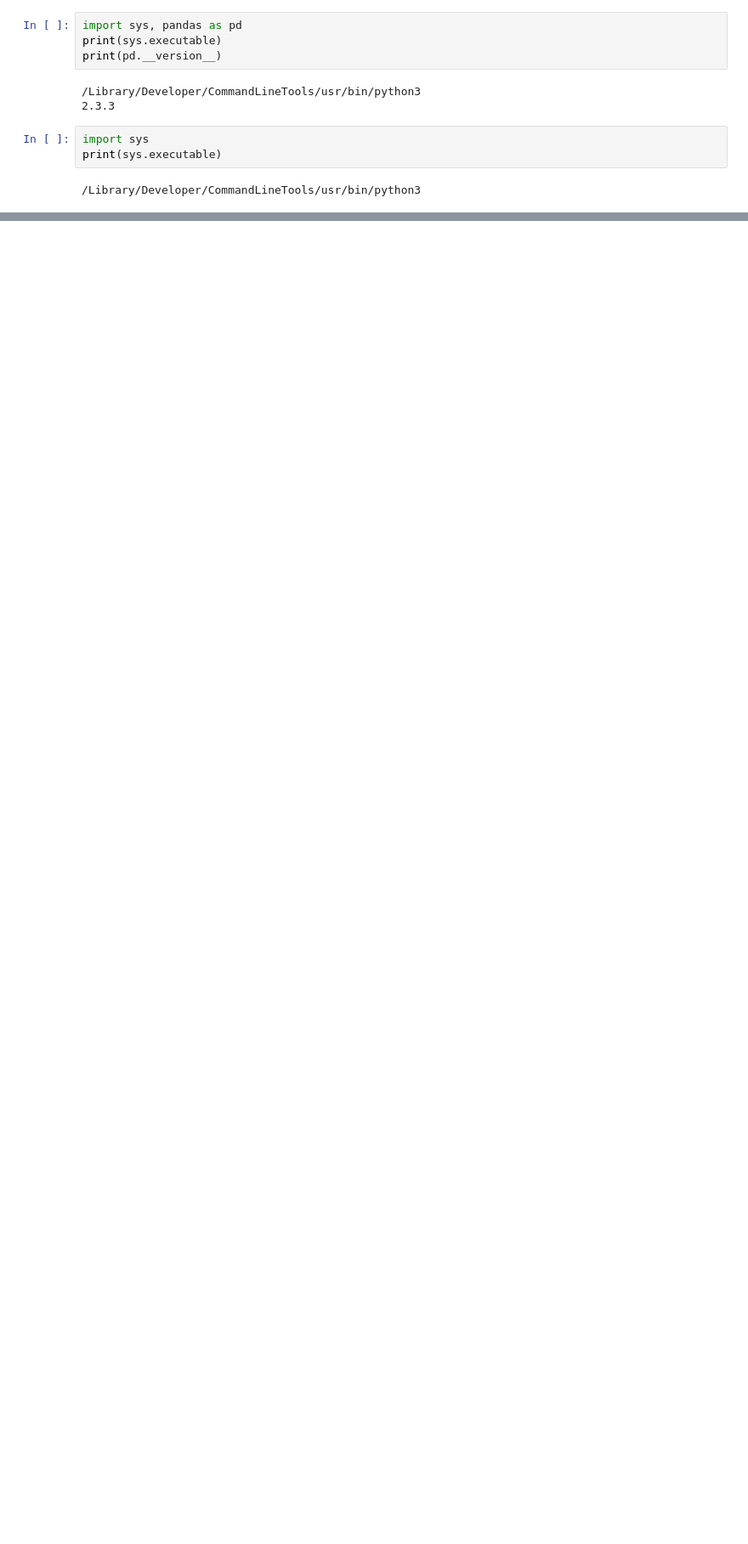
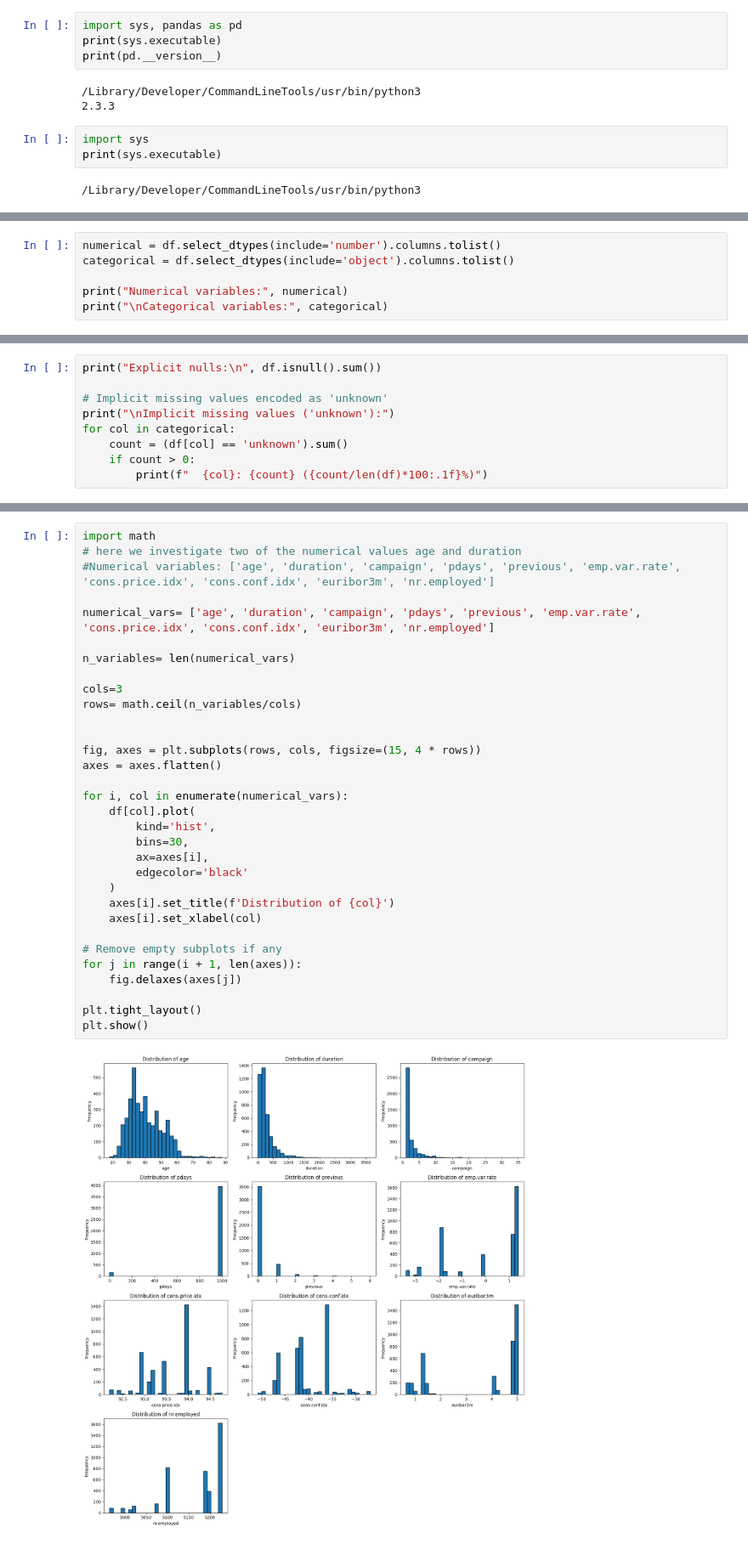
Before and after one commit to oliespineira/ML-fundamentals-2026, a Jupyter notebook: ML-fundamentals-2026.ipynb, the cells around one changed output, grey strips where cells are left out. Shown at 85% size. Cells and saved outputs as stored; diff of their text form; blank space fills up the shorter version.

```diff
--- a/ML-fundamentals-2026.ipynb
+++ b/ML-fundamentals-2026.ipynb
@@ -39,0 +133,6 @@ should not be treated as the prediction objective.
+# %%
+numerical = df.select_dtypes(include='number').columns.tolist()
+categorical = df.select_dtypes(include='object').columns.tolist()
+
+print("Numerical variables:", numerical)
+print("\nCategorical variables:", categorical)
@@ -39,0 +174,9 @@ should not be treated as the prediction objective.
+# %%
+print("Explicit nulls:\n", df.isnull().sum())
+
+# Implicit missing values encoded as 'unknown'
+print("\nImplicit missing values ('unknown'):")
+for col in categorical:
+    count = (df[col] == 'unknown').sum()
+    if count > 0:
+        print(f"  {col}: {count} ({count/len(df)*100:.1f}%)")
@@ -39,0 +206,34 @@ should not be treated as the prediction objective.
+# %%
+import math
+# here we investigate two of the numerical values age and duration
+#Numerical variables: ['age', 'duration', 'campaign', 'pdays', 'previous', 'emp.var.rate', 'cons.price.idx', 'cons.conf.idx', 'euribor3m', 'nr.employed']
+
+numerical_vars= ['age', 'duration', 'campaign', 'pdays', 'previous', 'emp.var.rate', 'cons.price.idx', 'cons.conf.idx', 'euribor3m', 'nr.employed']
+
+n_variables= len(numerical_vars)
+
+cols=3
+rows= math.ceil(n_variables/cols)
+
+
+fig, axes = plt.subplots(rows, cols, figsize=(15, 4 * rows))
+axes = axes.flatten()
+
+for i, col in enumerate(numerical_vars):
+    df[col].plot(
+        kind='hist',
+        bins=30,
+        ax=axes[i],
+        edgecolor='black'
+    )
+    axes[i].set_title(f'Distribution of {col}')
+    axes[i].set_xlabel(col)
+
+# Remove empty subplots if any
+for j in range(i + 1, len(axes)):
+    fig.delaxes(axes[j])
+
+plt.tight_layout()
+plt.show()
+# %% [output]
+[figure, added]
```
Also changed, not shown: parts of 23 cells of this notebook.
